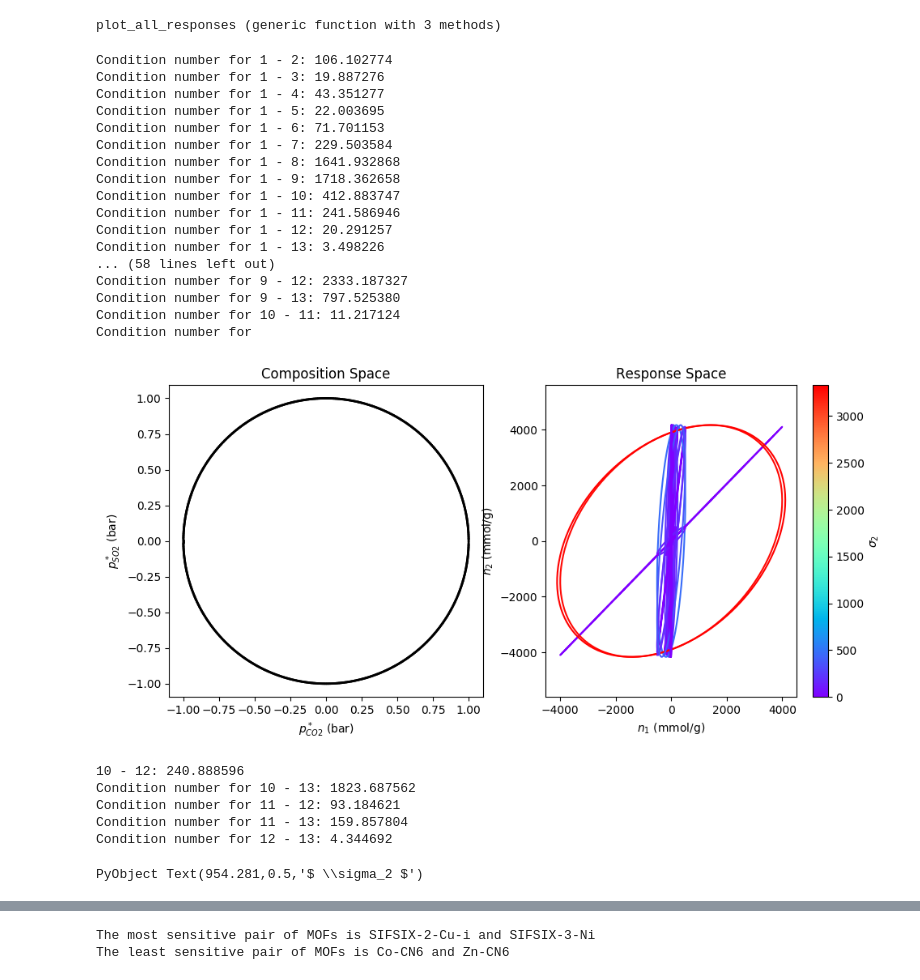
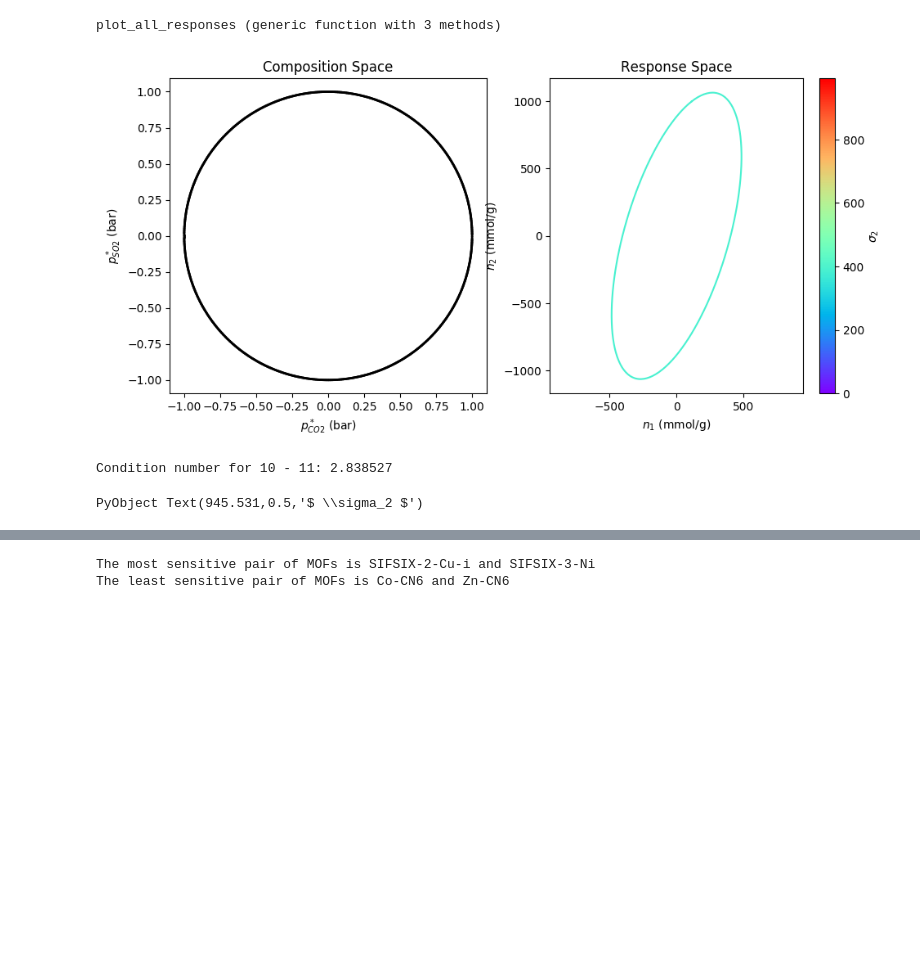
Before and after one commit to SimonEnsemble/sensor_arrays, a Jupyter notebook: src/Sensor_notebook.ipynb, the cells around one changed output, grey strips where cells are left out. Drawn from its saved outputs; the diff is of its cells as text; code cells hidden in the pictures; blank space fills up the shorter version.

```diff
--- a/src/Sensor_notebook.ipynb
+++ b/src/Sensor_notebook.ipynb
@@ -378,29 +389,8 @@ plot_all_responses(gas1::AbstractString, gas2::AbstractString, mof_list::Array{S
 # %% [output]
 plot_all_responses (generic function with 3 methods)
 # %%
-plot_all_responses("CO2", "SO2", CN_limit=Inf)
+plot_all_responses("CO2", "SO2", [10,11], CN_limit=Inf)
 # %% [output]
+[figure, new version]
-Condition number for 1 - 2: 106.102774
-Condition number for 1 - 3: 19.887276
-Condition number for 1 - 4: 43.351277
-Condition number for 1 - 5: 22.003695
-Condition number for 1 - 6: 71.701153
-Condition number for 1 - 7: 229.503584
-Condition number for 1 - 8: 1641.932868
-Condition number for 1 - 9: 1718.362658
-Condition number for 1 - 10: 412.883747
-Condition number for 1 - 11: 241.586946
-Condition number for 1 - 12: 20.291257
-Condition number for 1 - 13: 3.498226
-... (58 lines left out)
-Condition number for 9 - 12: 2333.187327
-Condition number for 9 - 13: 797.525380
-Condition number for 10 - 11: 11.217124
-Condition number for
+Condition number for 10 - 11: 2.838527
-[figure, old version]
-10 - 12: 240.888596
-Condition number for 10 - 13: 1823.687562
-Condition number for 11 - 12: 93.184621
-Condition number for 11 - 13: 159.857804
-Condition number for 12 - 13: 4.344692
+PyObject Text(945.531,0.5,'$ \\sigma_2 $')
-PyObject Text(954.281,0.5,'$ \\sigma_2 $')
```
Also changed, not shown: parts of 13 cells of this notebook, 1 other file.
